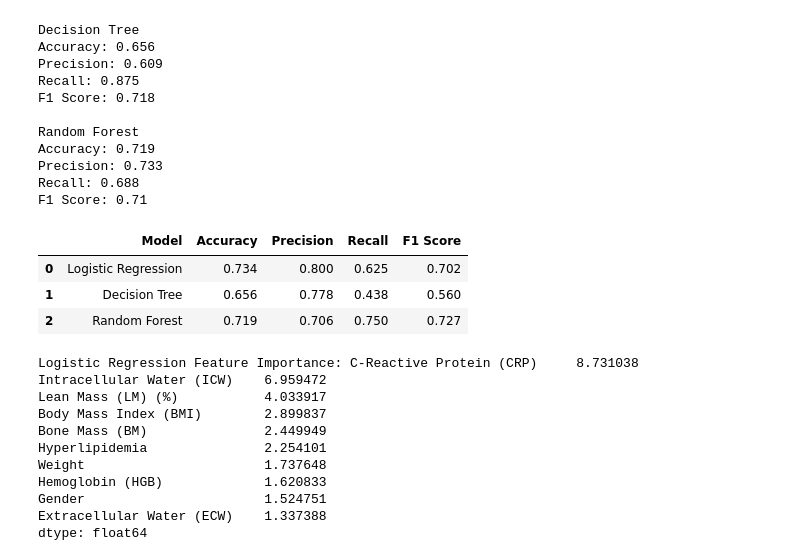
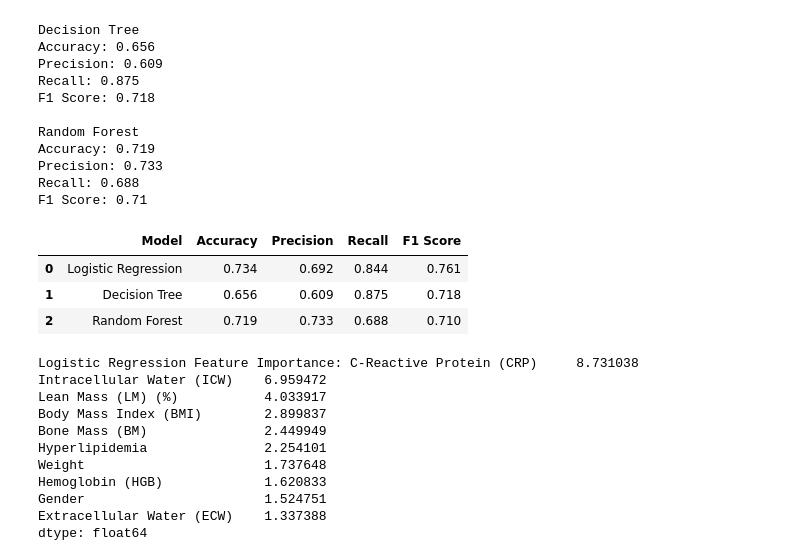
Before and after one commit to nyboo/DAT540, a Jupyter notebook: report.ipynb, the cells around one changed output. Drawn from its saved outputs; the diff is of its cells as text; code cells hidden in the pictures.

```diff
--- a/report.ipynb
+++ b/report.ipynb
@@ -648,53 +644,46 @@ F1 Score: 0.71
 # %%
 #FINAL MODEL COMPARISON
 
-# logistic regression had the highest accuracy (75%) and precision (83.3%),
-#meaning it made the most correct predictions overall
-
-# Random Forest had the highest recall (75%) and F1 score (72.7%),
-#meaning it was better at finding the patients who actually had gallstones.
-
-# Decision tree had the lowest performance
-# with the lowest accuracy (65.6%) and recall (43.8%), meaning it missed more actual gallstone cases.
-
-# So in summary, logistic regression had the best overall accuracy
-# while random forest was better at identifying actual gallstone cases
+# Logistic Regression had the highest test accuracy and F1 score, meaning it had the best overall performance and balance.
+# Decision Tree had the highest recall, meaning it detected the most actual gallstone cases.
+# Random Forest had the highest precision, meaning its predicted gallstone cases were most often correct.
+# Overall, logistic regression performed best, while decision tree was best at identifying actual gallstone cases
 
 # TABLE WITH FINAL MODEL RESULTS
 
 results = pd.DataFrame({
     "Model": ["Logistic Regression", "Decision Tree", "Random Forest"],
     "Accuracy": [
         accuracy_score(y_test, log_test_pred),
         accuracy_score(y_test, tree_test_pred),
         accuracy_score(y_test, forest_test_pred)
     ],
     "Precision": [
-        precision_score(y_test, log_test_pred),
-        precision_score(y_test, tree_test_pred),
-        precision_score(y_test, forest_test_pred)
+        precision_score(y_test, log_test_pred, pos_label=0),
+        precision_score(y_test, tree_test_pred, pos_label=0),
+        precision_score(y_test, forest_test_pred, pos_label=0)
     ],
     "Recall": [
-        recall_score(y_test, log_test_pred),
-        recall_score(y_test, tree_test_pred),
-        recall_score(y_test, forest_test_pred)
+        recall_score(y_test, log_test_pred, pos_label=0),
+        recall_score(y_test, tree_test_pred, pos_label=0),
+        recall_score(y_test, forest_test_pred, pos_label=0  )
     ],
     "F1 Score": [
-        f1_score(y_test, log_test_pred),
-        f1_score(y_test, tree_test_pred),
-        f1_score(y_test, forest_test_pred)
+        f1_score(y_test, log_test_pred, pos_label=0),
+        f1_score(y_test, tree_test_pred, pos_label=0),
+        f1_score(y_test, forest_test_pred, pos_label=0)
     ]
 })
 
 # round the results to 3 decimals
 results = results.round(3)
 
 results
 # %% [output]
 |  | Model | Accuracy | Precision | Recall | F1 Score |
-| 0 | Logistic Regression | 0.734 | 0.800 | 0.625 | 0.702 |
-| 1 | Decision Tree | 0.656 | 0.778 | 0.438 | 0.560 |
-| 2 | Random Forest | 0.719 | 0.706 | 0.750 | 0.727 |
+| 0 | Logistic Regression | 0.734 | 0.692 | 0.844 | 0.761 |
+| 1 | Decision Tree | 0.656 | 0.609 | 0.875 | 0.718 |
+| 2 | Random Forest | 0.719 | 0.733 | 0.688 | 0.710 |
 # %%
 # FEATURE IMPORTANCE
 # checking which features contriubuted the most to each model's predictions
```
Also changed, not shown: parts of 1 cell of this notebook.
